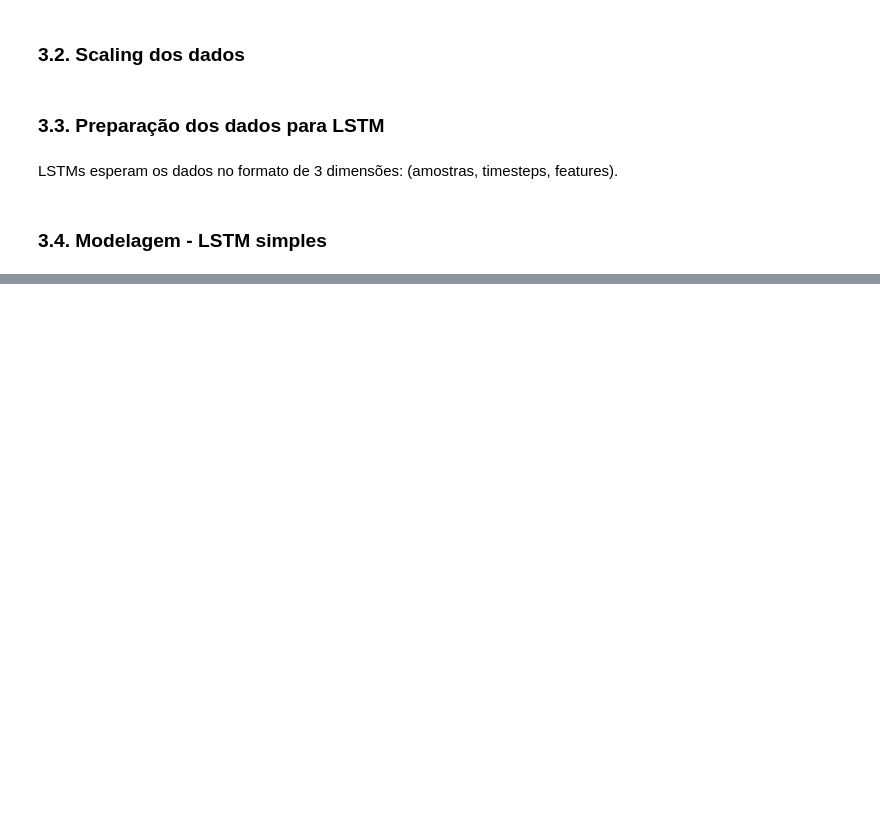
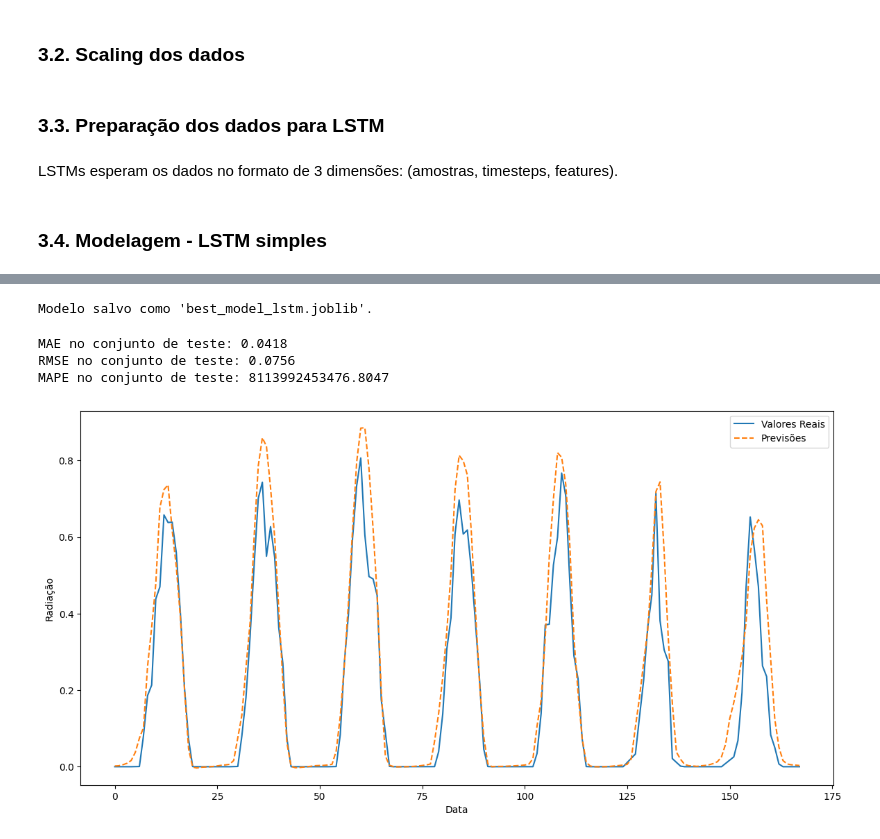
Before and after one commit to mateusalbuq/solar-hydrogen-tcc, a Jupyter notebook: prediction_dl_sobral.ipynb, the cells around one changed output, grey strips where cells are left out. Saved outputs shown, nothing was run; the diff lists cells and outputs as text; code cells hidden in the pictures; blank space fills up the shorter version.

Commit message:
adding hyperparameter tuning for LSTM prediction

```diff
--- a/prediction_dl_sobral.ipynb
+++ b/prediction_dl_sobral.ipynb
@@ -203,0 +478,23 @@ plt.show()
+# %%
+# Divisão sequencial para validação
+train_size = int(len(X_train) * 0.8)  # 80% treino, 20% validação
+X_train_seq, X_val_seq = X_train[:train_size], X_train[train_size:]
+y_train_seq, y_val_seq = y_train[:train_size], y_train[train_size:]
+
+history_random_search = best_model.fit(
+    X_train, y_train,
+    batch_size=best_params["batch_size"],
+    epochs=best_params["epochs"],
+    validation_data=(X_val_seq, y_val_seq),
+    verbose=2
+)
+
+# # Ajuste o modelo com os melhores hiperparâmetros
+# history = best_model_instance.fit(
+#     X_train,
+#     y_train,
+#     batch_size=best_params["batch_size"],
+#     epochs=best_params["epochs"],
+#     validation_split=0.2,  # Por exemplo, 20% dos dados de treino como validação
+#     verbose=2
+# )
@@ -203,0 +519,47 @@ plt.show()
+# %%
+from joblib import dump
+
+# Salvar o modelo treinado em um arquivo
+dump(best_model, "best_model_lstm.joblib")
+
+print("Modelo salvo como 'best_model_lstm.joblib'.")
+# %% [output]
+Modelo salvo como 'best_model_lstm.joblib'.
+# %%
+# Avaliação no conjunto de teste
+y_pred_test = best_model.predict(X_test)
+# %%
+# Métricas no conjunto de teste
+from sklearn.metrics import mean_squared_error, mean_absolute_error, mean_absolute_percentage_error
+
+mae_test = mean_absolute_error(y_test, y_pred_test)
+rmse_test = np.sqrt(mean_squared_error(y_test, y_pred_test))
+mape_test = mean_absolute_percentage_error(y_test, y_pred_test)
+
+print(f"MAE no conjunto de teste: {mae_test:.4f}")
+print(f"RMSE no conjunto de teste: {rmse_test:.4f}")
+print(f"MAPE no conjunto de teste: {mape_test:.4f}")
+# %% [output]
+MAE no conjunto de teste: 0.0418
+RMSE no conjunto de teste: 0.0756
+MAPE no conjunto de teste: 8113992453476.8047
+# %%
+# Selecionando os últimos 7 * 24 valores para visualização
+last_values = 7 * 24
+y_lstm_last = y_test[-last_values:]
+preds_lstm_last = y_pred_test[-last_values:]
+
+# Plotando os últimos valores
+plt.figure(figsize=(14, 7))
+
+# Comparando a primeira coluna (ou ajusta conforme a quantidade de targets)
+plt.plot(y_lstm_last, label='Valores Reais')
+plt.plot(preds_lstm_last, label='Previsões', linestyle='--')
+
+# plt.title('Predição vs Valores Reais (Últimos 7 dias)')
+plt.xlabel('Data')
+plt.ylabel('Radiação')
+plt.legend()
+plt.show()
+# %% [output]
+[figure, added]
```
Also changed, not shown: parts of 18 cells of this notebook.
